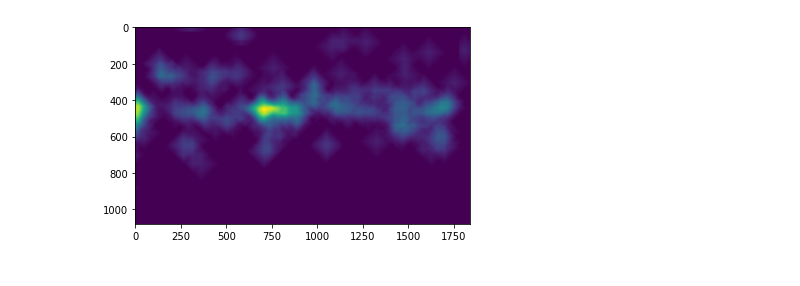
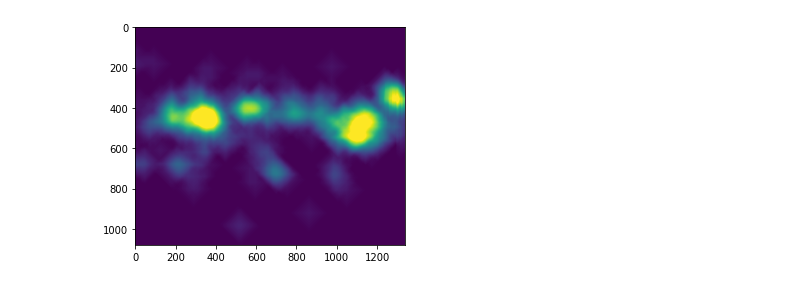
Before and after one commit to Ptrskay3/place_me, a Jupyter notebook: test.ipynb, the cells around one changed output. Cells and saved outputs as stored; diff of their text form; code cells hidden in the pictures.

```diff
--- a/test.ipynb
+++ b/test.ipynb
@@ -10,12 +10,12 @@ from place_me import run, run_v2
 # %%
-data = np.loadtxt('data/heatmap.txt')
+data = np.loadtxt('data/heatmap2.txt')
 data[data > 2000] = 2000
 data = data / data.max()
-data = data[:, 2000:]
+data = data[:, 2500:3840]
 # data = cv2.equalizeHist(data)
 plt.imshow(data);
 # %% [output]
-[figure, old version]
+[figure, new version]
 # %%
 image_max = ndi.maximum_filter(data, size=20, mode='constant')
 
```
Also changed, not shown: parts of 5 cells of this notebook, 4 other files.
